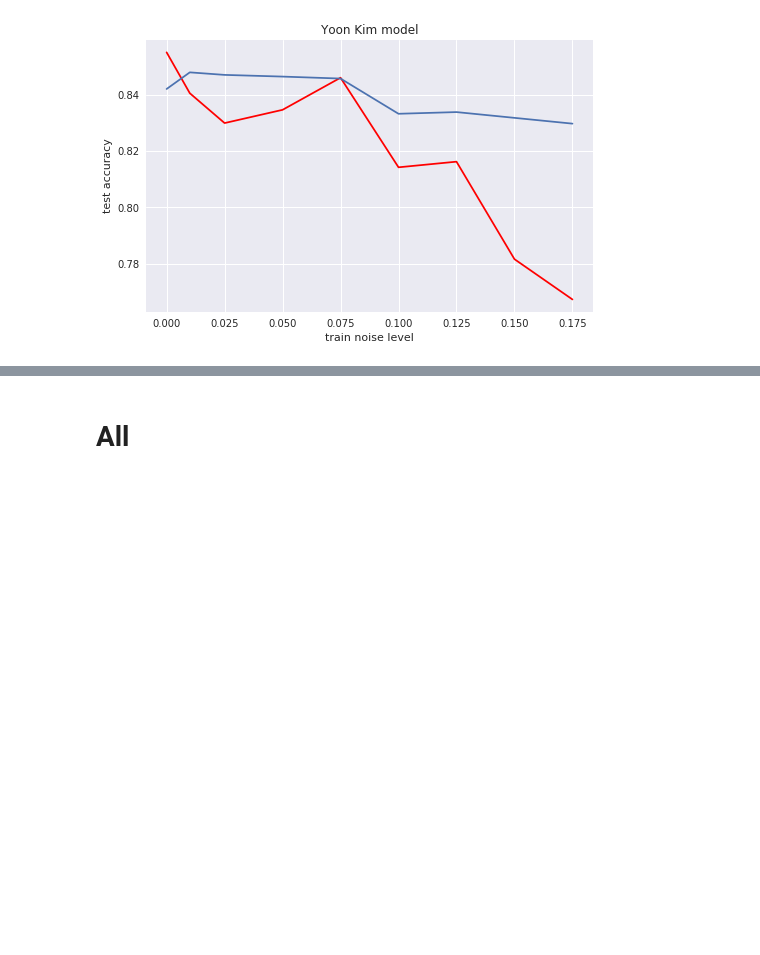
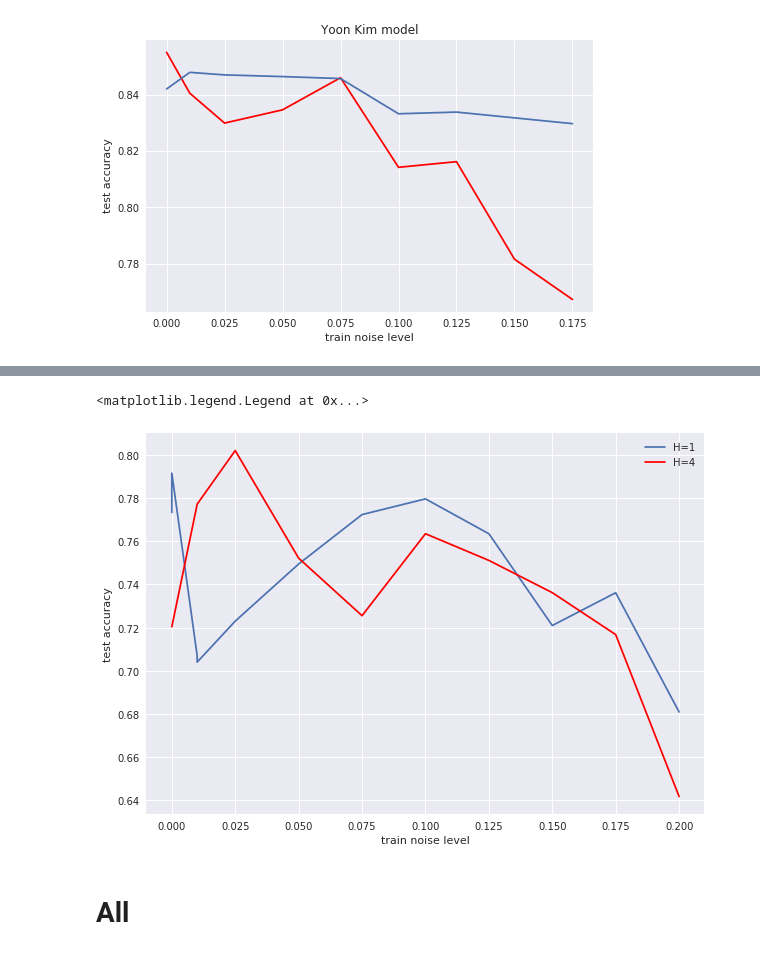
Before and after one commit to Guitaricet/text_classification, a Jupyter notebook: Analysis.ipynb, the cells around one changed output, grey strips where cells are left out. Drawn from its saved outputs; the diff is of its cells as text; code cells hidden in the pictures; blank space fills up the shorter version.

```diff
--- a/Analysis.ipynb
+++ b/Analysis.ipynb
@@ -207,3 +274,19 @@ plt.plot(noise_lvl8, acc8)
+# %%
+noise_levels_h1 = [0, 0, 0.01, 0.01, 0.025, 0.05, 0.075, 0.1, 0.125, 0.15, 0.175, 0.2]
+accuracy_h1 = [0.77336, 0.79164, 0.70696, 0.7040000000000001, 0.723, 0.74948, 0.7724, 0.77968, 0.76352, 0.72096, 0.73616, 0.68088]
+
+noise_levels_h4 = [0, 0.01, 0.025, 0.05, 0.075, 0.1, 0.125, 0.15, 0.175, 0.2]
+accuracy_h4 = [0.72036, 0.7772399999999999, 0.80208, 0.7522, 0.7255199999999999, 0.76352, 0.75116, 0.7362, 0.7167600000000001, 0.64168]
+# %%
+plt.figure(figsize=(10,7))
+plt.xlabel('train noise level')
+plt.ylabel('test accuracy')
+plt.plot(noise_levels_h1, accuracy_h1, label='H=1')
+plt.plot(noise_levels_h4, accuracy_h4, color='r', label='H=4')
+plt.legend()
+# %% [output]
+<matplotlib.legend.Legend at 0x...>
+[figure, added]
 # %% [markdown]
 # All
 # %% [raw]
```
Also changed, not shown: parts of 12 cells of this notebook, 1 other file.
